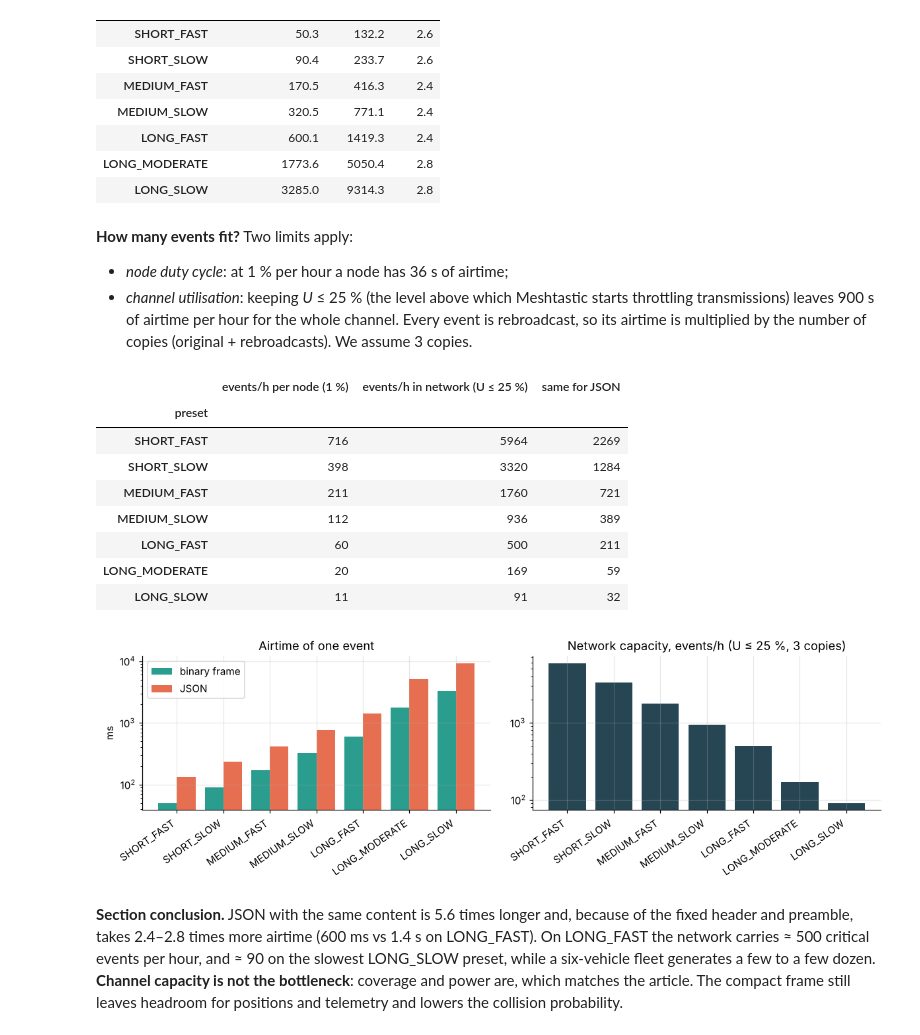
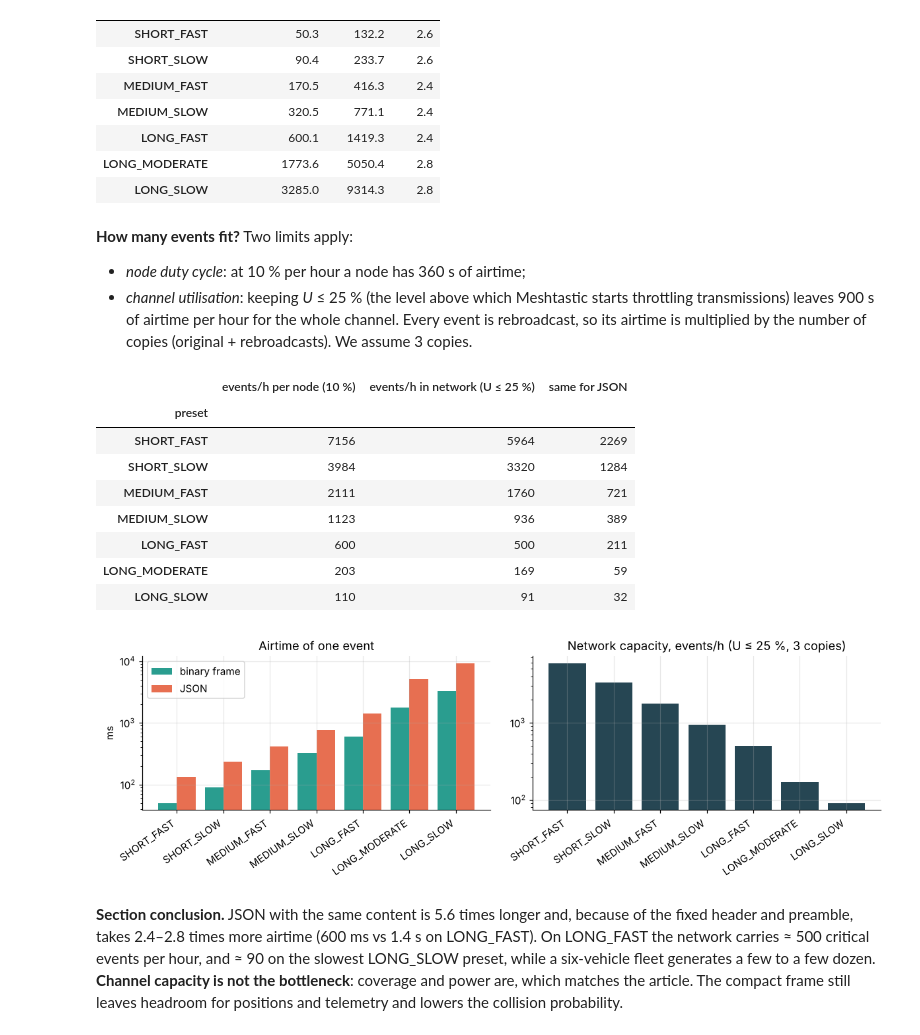
Before and after one commit to omega2417/bnt, a Jupyter notebook: meshtastic_logistics_collector/notebooks/meshtastic_logistics_analysis.ipynb, the cells around one changed output. Saved outputs shown, nothing was run; the diff lists cells and outputs as text; code cells hidden in the pictures.

```diff
--- a/meshtastic_logistics_collector/notebooks/meshtastic_logistics_analysis.ipynb
+++ b/meshtastic_logistics_collector/notebooks/meshtastic_logistics_analysis.ipynb
@@ -219,38 +219,38 @@ Binary frame: 24 bytes; JSON: 135 bytes (5.6×)
 | LONG_SLOW | 3285.0 | 9314.3 | 2.8 |
 # %% [markdown]
 **How many events fit?** Two limits apply:
-* *node duty cycle*: at 1 % per hour a node has 36 s of airtime;
+* *node duty cycle*: at 10 % per hour a node has 360 s of airtime;
 * *channel utilisation*: keeping *U* ≤ 25 % (the level above which Meshtastic starts throttling transmissions)
   leaves 900 s of airtime per hour for the whole channel. Every event is rebroadcast, so its airtime is multiplied
   by the number of copies (original + rebroadcasts). We assume 3 copies.
 # %%
-DUTY, U_MAX, COPIES = 0.01, 0.25, 3
+DUTY, U_MAX, COPIES = 0.10, 0.25, 3
 cap = pd.DataFrame({
-    "events/h per node (1 %)": 3600 * DUTY / (toa["24-byte frame, ms"] / 1e3),
+    "events/h per node (10 %)": 3600 * DUTY / (toa["24-byte frame, ms"] / 1e3),
     "events/h in network (U ≤ 25 %)": 3600 * U_MAX / (COPIES * toa["24-byte frame, ms"] / 1e3),
     "same for JSON": 3600 * U_MAX / (COPIES * toa["JSON, ms"] / 1e3)}).round(0).astype(int)
 display(cap)
 
 fig, ax = plt.subplots(1, 2, figsize=(11, 3.6))
 x = np.arange(len(toa))
 ax[0].bar(x - .2, toa["24-byte frame, ms"], .4, label="binary frame", color=C["ok"])
 ax[0].bar(x + .2, toa["JSON, ms"], .4, label="JSON", color=C["bad"])
 ax[0].set_xticks(x, toa.index, rotation=35, ha="right"); ax[0].set_ylabel("ms"); ax[0].set_yscale("log")
 ax[0].set_title("Airtime of one event"); ax[0].legend()
 ax[1].bar(x, cap["events/h in network (U ≤ 25 %)"], color=C["base"])
 ax[1].set_xticks(x, cap.index, rotation=35, ha="right"); ax[1].set_yscale("log")
 ax[1].set_title("Network capacity, events/h (U ≤ 25 %, 3 copies)")
 plt.tight_layout(); plt.show()
 # %% [output]
-|  | events/h per node (1 %) | events/h in network (U ≤ 25 %) | same for JSON |
+|  | events/h per node (10 %) | events/h in network (U ≤ 25 %) | same for JSON |
 | preset |  |  |  |
-| SHORT_FAST | 716 | 5964 | 2269 |
-| SHORT_SLOW | 398 | 3320 | 1284 |
-| MEDIUM_FAST | 211 | 1760 | 721 |
-| MEDIUM_SLOW | 112 | 936 | 389 |
-| LONG_FAST | 60 | 500 | 211 |
-| LONG_MODERATE | 20 | 169 | 59 |
-| LONG_SLOW | 11 | 91 | 32 |
+| SHORT_FAST | 7156 | 5964 | 2269 |
+| SHORT_SLOW | 3984 | 3320 | 1284 |
+| MEDIUM_FAST | 2111 | 1760 | 721 |
+| MEDIUM_SLOW | 1123 | 936 | 389 |
+| LONG_FAST | 600 | 500 | 211 |
+| LONG_MODERATE | 203 | 169 | 59 |
+| LONG_SLOW | 110 | 91 | 32 |
 [figure]
 # %% [markdown]
 **Section conclusion.** JSON with the same content is 5.6 times longer and, because of the fixed header and preamble,
```
Also changed, not shown: parts of 5 cells of this notebook, 6 other files.
